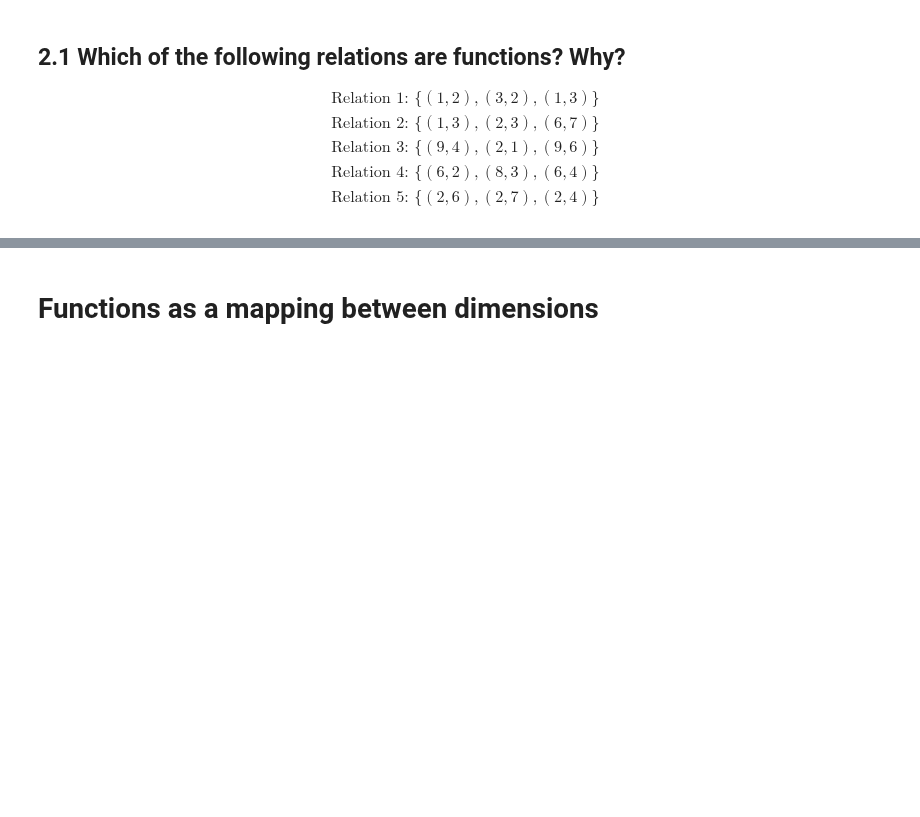
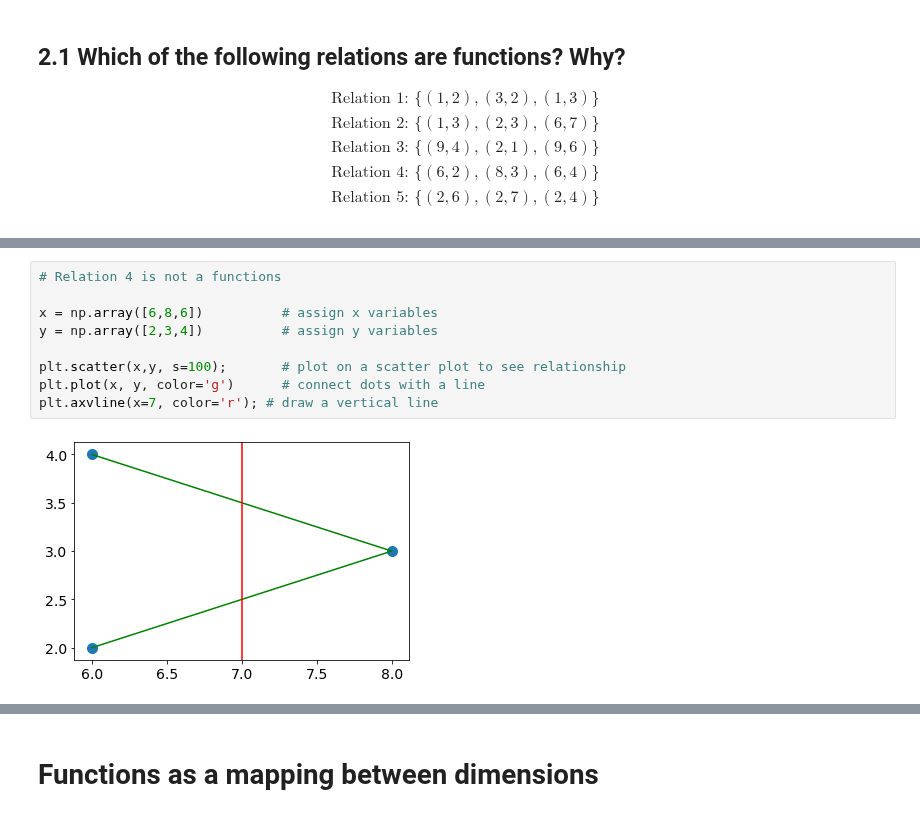
Before and after one commit to raklives/DS-Unit-1-Sprint-3-Linear-Algebra, a Jupyter notebook: module3-dimensionality-reduction/LS_DS_133_High_Dimensional_Data_Assignment.ipynb, the cells around one changed output, grey strips where cells are left out. Saved outputs shown, nothing was run; the diff lists cells and outputs as text; blank space fills up the shorter version.

```diff
--- a/module3-dimensionality-reduction/LS_DS_133_High_Dimensional_Data_Assignment.ipynb
+++ b/module3-dimensionality-reduction/LS_DS_133_High_Dimensional_Data_Assignment.ipynb
@@ -41,0 +73,11 @@ graphs that fail the vertical line test intersects a graph more than once. This
+# %%
+# Relation 4 is not a functions
+
+x = np.array([6,8,6])          # assign x variables
+y = np.array([2,3,4])          # assign y variables
+
+plt.scatter(x,y, s=100);       # plot on a scatter plot to see relationship
+plt.plot(x, y, color='g')      # connect dots with a line
+plt.axvline(x=7, color='r'); # draw a vertical line
+# %% [output]
+[figure, added]
```
Also changed, not shown: parts of 6 cells of this notebook.
